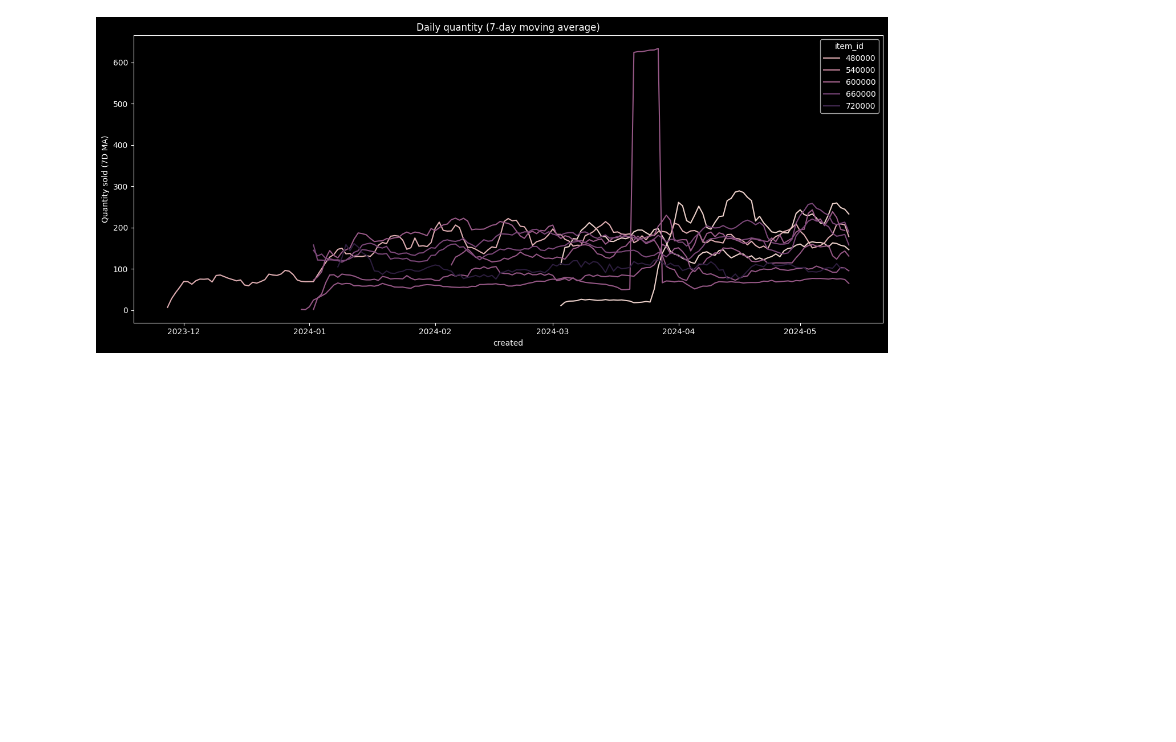
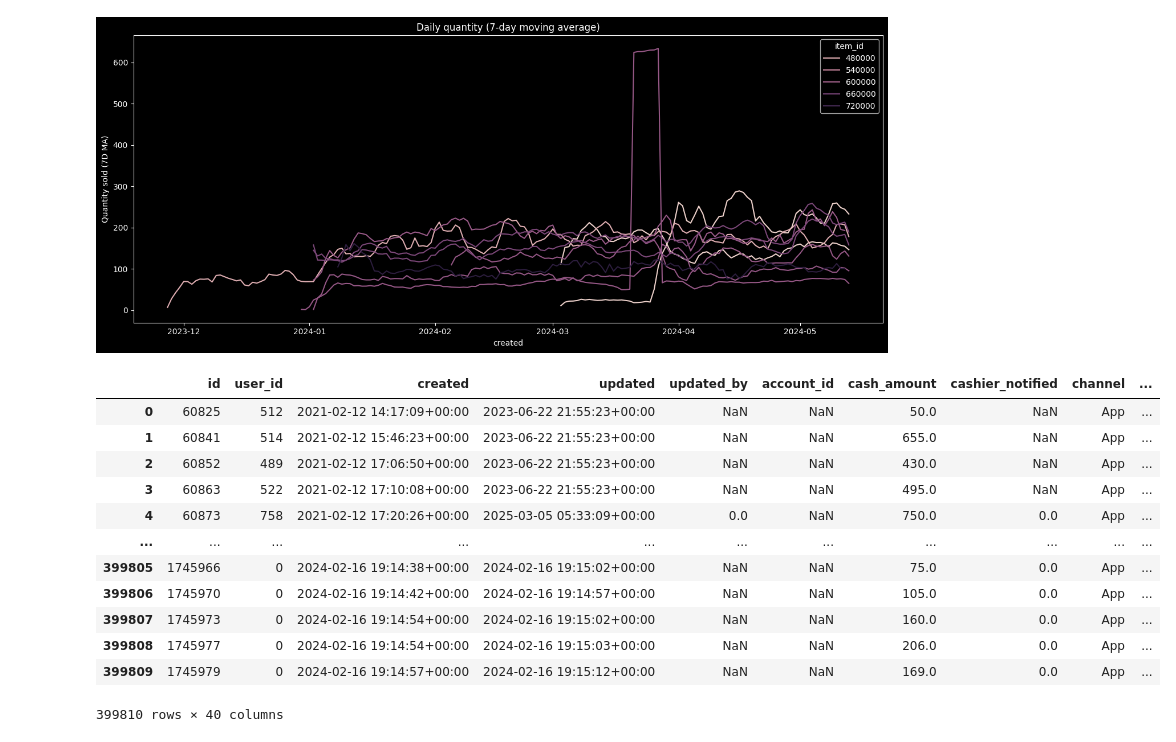
Before and after one commit to GM-Sniper/EagleEye, a Jupyter notebook: src/analysis.ipynb, the cells around one changed output. Saved outputs shown, nothing was run; the diff lists cells and outputs as text; code cells hidden in the pictures; blank space fills up the shorter version.

```diff
--- a/src/analysis.ipynb
+++ b/src/analysis.ipynb
@@ -411,3 +411,19 @@ plt.tight_layout()
 plt.show()
 # %% [output]
 [figure]
+# %%
+fct_orders
+# %% [output]
+|  | id | user_id | created | updated | updated_by | account_id | cash_amount | cashier_notified | channel | ... |
+| 0 | 60825 | 512 | 2021-02-12 14:17:09+00:00 | 2023-06-22 21:55:23+00:00 | NaN | NaN | 50.0 | NaN | App | ... |
+| 1 | 60841 | 514 | 2021-02-12 15:46:23+00:00 | 2023-06-22 21:55:23+00:00 | NaN | NaN | 655.0 | NaN | App | ... |
+| 2 | 60852 | 489 | 2021-02-12 17:06:50+00:00 | 2023-06-22 21:55:23+00:00 | NaN | NaN | 430.0 | NaN | App | ... |
+| 3 | 60863 | 522 | 2021-02-12 17:10:08+00:00 | 2023-06-22 21:55:23+00:00 | NaN | NaN | 495.0 | NaN | App | ... |
+| 4 | 60873 | 758 | 2021-02-12 17:20:26+00:00 | 2025-03-05 05:33:09+00:00 | 0.0 | NaN | 750.0 | 0.0 | App | ... |
+| ... | ... | ... | ... | ... | ... | ... | ... | ... | ... | ... |
+| 399805 | 1745966 | 0 | 2024-02-16 19:14:38+00:00 | 2024-02-16 19:15:02+00:00 | NaN | NaN | 75.0 | 0.0 | App | ... |
+| 399806 | 1745970 | 0 | 2024-02-16 19:14:42+00:00 | 2024-02-16 19:14:57+00:00 | NaN | NaN | 105.0 | 0.0 | App | ... |
+| 399807 | 1745973 | 0 | 2024-02-16 19:14:54+00:00 | 2024-02-16 19:15:02+00:00 | NaN | NaN | 160.0 | 0.0 | App | ... |
+| 399808 | 1745977 | 0 | 2024-02-16 19:14:54+00:00 | 2024-02-16 19:15:03+00:00 | NaN | NaN | 206.0 | 0.0 | App | ... |
+| 399809 | 1745979 | 0 | 2024-02-16 19:14:57+00:00 | 2024-02-16 19:15:12+00:00 | NaN | NaN | 169.0 | 0.0 | App | ... |
+399810 rows × 40 columns
```
Also changed, not shown: parts of 3 cells of this notebook, 36 other files.
